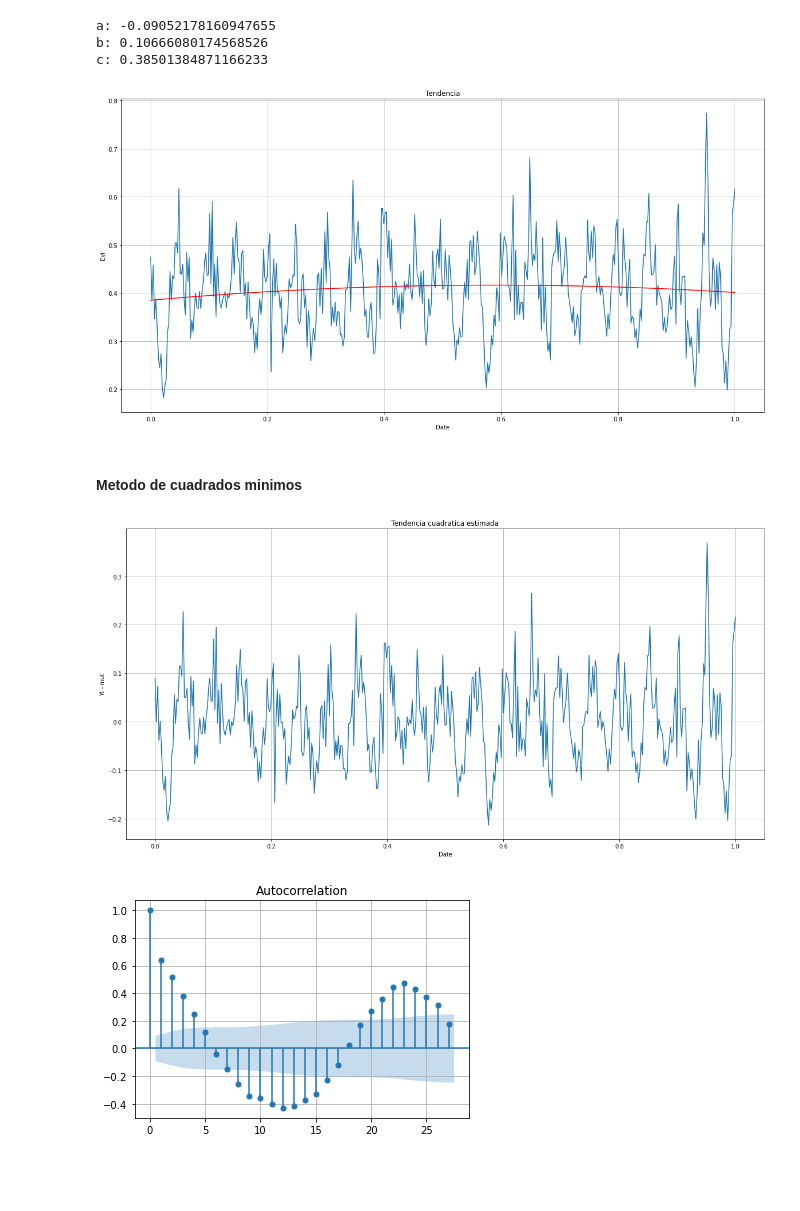
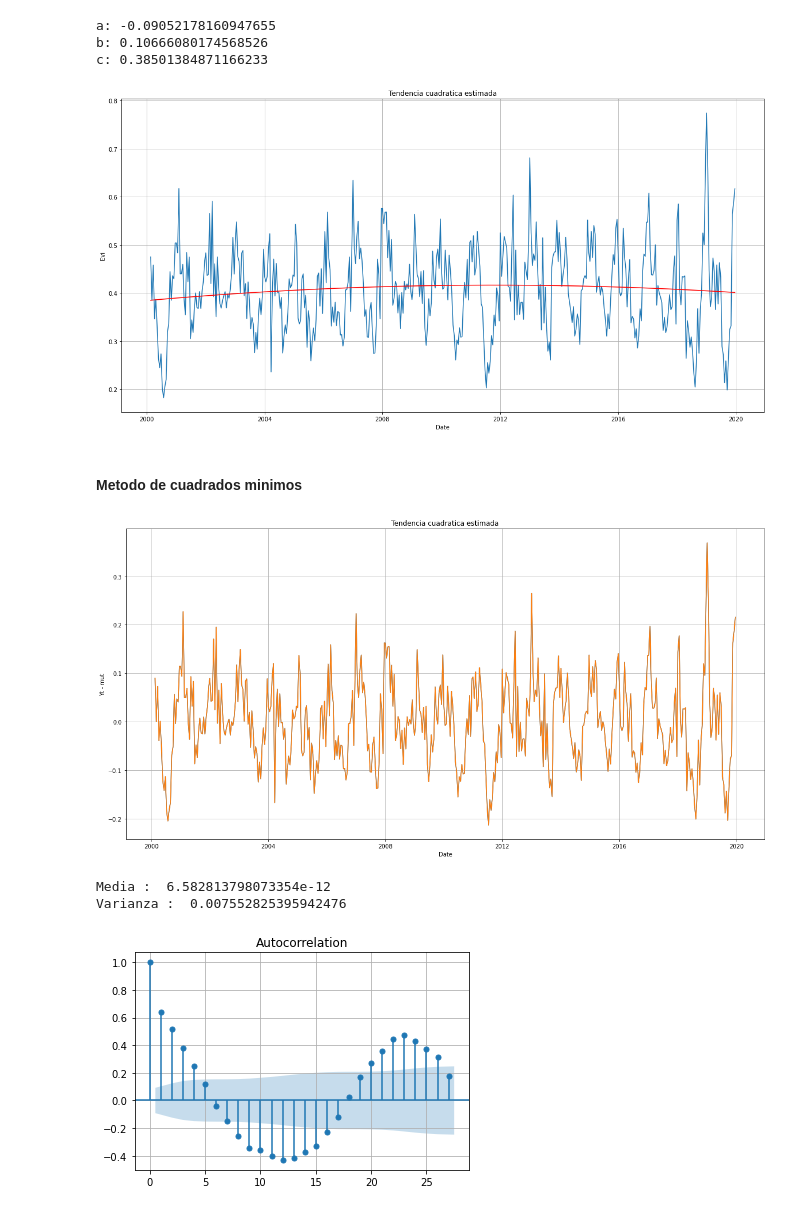
Before and after one commit to AguAcerbo/Carrera-de-Especializacion-en-IA, a Jupyter notebook: B5-Time_Series_Analysis/Trabajo Final TSA/Trabajo Final TSA.ipynb, the cells around one changed output. Saved outputs shown, nothing was run; the diff lists cells and outputs as text; code cells hidden in the pictures; blank space fills up the shorter version.

```diff
--- a/B5-Time_Series_Analysis/Trabajo Final TSA/Trabajo Final TSA.ipynb
+++ b/B5-Time_Series_Analysis/Trabajo Final TSA/Trabajo Final TSA.ipynb
@@ -221,30 +242,36 @@ c: 0.38501384871166233
 y_tend = objective(x,a,b,c)
 # %%
 fig, ax = plt.subplots(1,figsize=(20, 10))
-ax.plot(x, y)
-ax.plot(x,y_tend, color = 'red')
+ax.plot(fid_14880['date'].values, y)
+ax.plot(fid_14880['date'].values,y_tend, color = 'red')
 ax.set_title("Tendencia cuadratica estimada")
 ax.set_xlabel("Date")
 ax.set_ylabel("Evi")
 ax.grid(True)
 plt.show()
 # %% [output]
-[figure, old version]
+[figure, new version]
 # %% [markdown]
 #### Metodo de cuadrados minimos
 # %%
 Q = y - y_tend
 # %%
 fig, ax = plt.subplots(1,figsize=(20, 10))
-ax.plot(x, Q)
-ax.plot(x,Q)
+ax.plot(fid_14880['date'].values, Q)
+ax.plot(fid_14880['date'].values,Q)
 ax.set_title("Tendencia cuadratica estimada")
 ax.set_xlabel("Date")
 ax.set_ylabel("Yt - mut")
 ax.grid(True)
 plt.show()
 # %% [output]
-[figure, old version]
+[figure, new version]
+# %%
+print("Media : ",np.mean(Q))
+print("Varianza : ",np.std(Q)**2)
+# %% [output]
+Media :  6.582813798073354e-12
+Varianza :  0.007552825395942476
 # %%
 plot_acf(Q)
 plt.grid(True)
```
Also changed, not shown: parts of 49 cells of this notebook.
